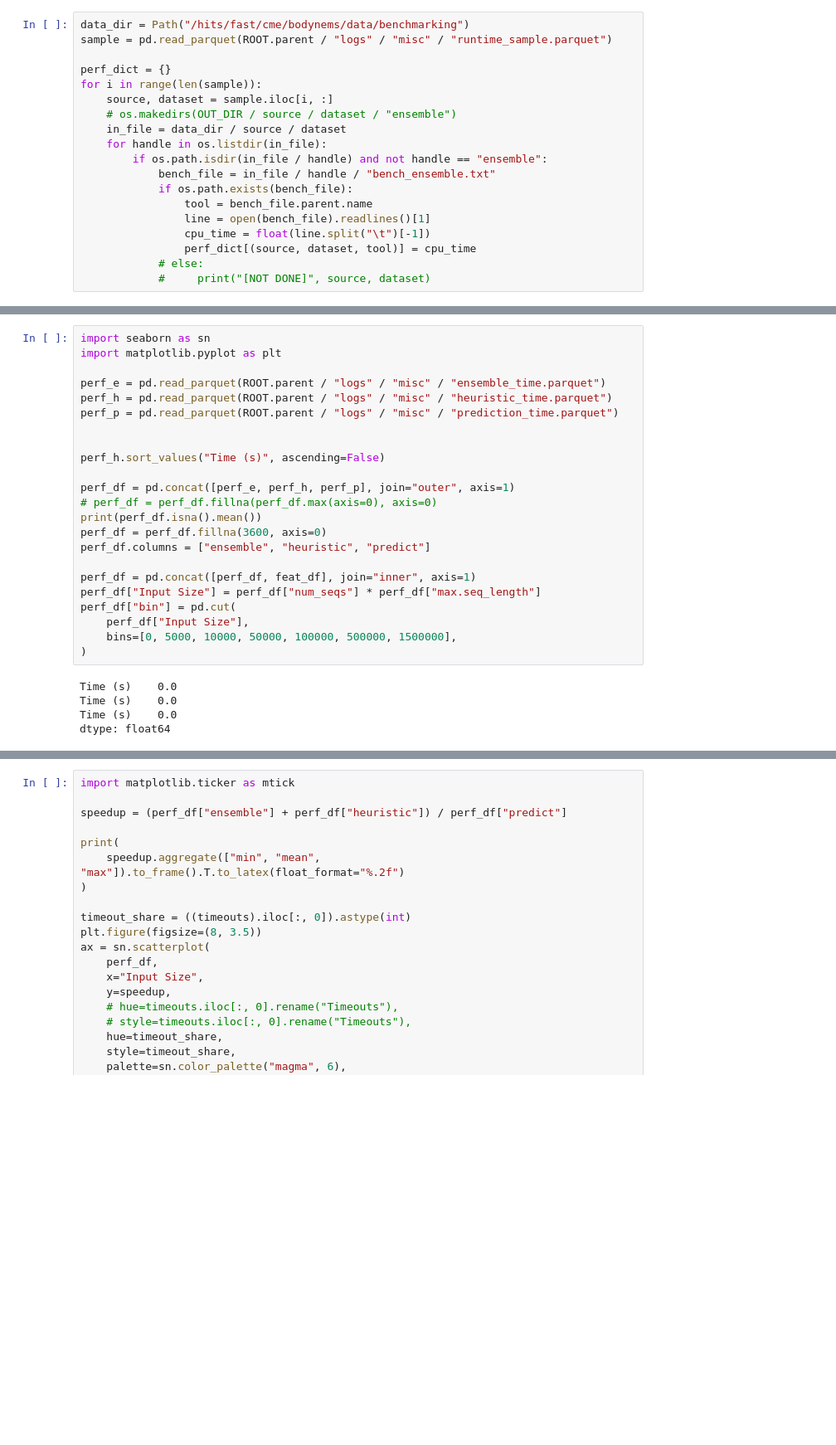
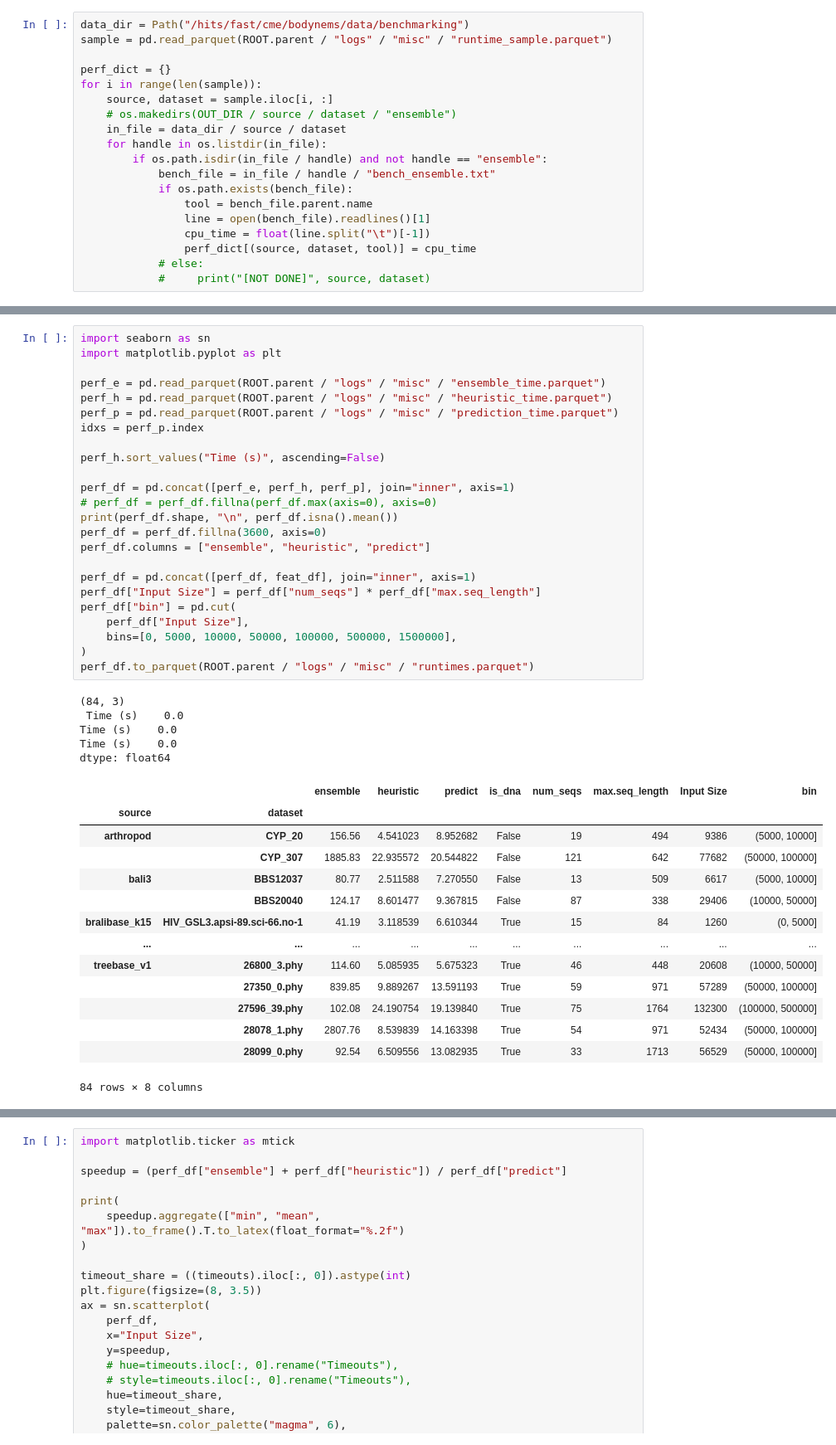
Before and after one commit to MaBody/aldiscore, a Jupyter notebook: notebooks/misc/runtime_results.ipynb, the cells around one changed output, grey strips where cells are left out. Shown at 83% size. Saved outputs shown, nothing was run; the diff lists cells and outputs as text; blank space fills up the shorter version.

```diff
--- a/notebooks/misc/runtime_results.ipynb
+++ b/notebooks/misc/runtime_results.ipynb
@@ -255,28 +254,44 @@ max     5.000000
 # %%
 import seaborn as sn
 import matplotlib.pyplot as plt
 
 perf_e = pd.read_parquet(ROOT.parent / "logs" / "misc" / "ensemble_time.parquet")
 perf_h = pd.read_parquet(ROOT.parent / "logs" / "misc" / "heuristic_time.parquet")
 perf_p = pd.read_parquet(ROOT.parent / "logs" / "misc" / "prediction_time.parquet")
-
+idxs = perf_p.index
 
 perf_h.sort_values("Time (s)", ascending=False)
 
-perf_df = pd.concat([perf_e, perf_h, perf_p], join="outer", axis=1)
+perf_df = pd.concat([perf_e, perf_h, perf_p], join="inner", axis=1)
 # perf_df = perf_df.fillna(perf_df.max(axis=0), axis=0)
-print(perf_df.isna().mean())
+print(perf_df.shape, "\n", perf_df.isna().mean())
 perf_df = perf_df.fillna(3600, axis=0)
 perf_df.columns = ["ensemble", "heuristic", "predict"]
 
 perf_df = pd.concat([perf_df, feat_df], join="inner", axis=1)
 perf_df["Input Size"] = perf_df["num_seqs"] * perf_df["max.seq_length"]
 perf_df["bin"] = pd.cut(
     perf_df["Input Size"],
     bins=[0, 5000, 10000, 50000, 100000, 500000, 1500000],
 )
+perf_df.to_parquet(ROOT.parent / "logs" / "misc" / "runtimes.parquet")
 # %% [output]
-Time (s)    0.0
+(84, 3)
+ Time (s)    0.0
 Time (s)    0.0
 Time (s)    0.0
 dtype: float64
+|  |  | ensemble | heuristic | predict | is_dna | num_seqs | max.seq_length | Input Size | bin |
+| source | dataset |  |  |  |  |  |  |  |  |
+| arthropod | CYP_20 | 156.56 | 4.541023 | 8.952682 | False | 19 | 494 | 9386 | (5000, 10000] |
+|  | CYP_307 | 1885.83 | 22.935572 | 20.544822 | False | 121 | 642 | 77682 | (50000, 100000] |
+| bali3 | BBS12037 | 80.77 | 2.511588 | 7.270550 | False | 13 | 509 | 6617 | (5000, 10000] |
+|  | BBS20040 | 124.17 | 8.601477 | 9.367815 | False | 87 | 338 | 29406 | (10000, 50000] |
+| bralibase_k15 | HIV_GSL3.apsi-89.sci-66.no-1 | 41.19 | 3.118539 | 6.610344 | True | 15 | 84 | 1260 | (0, 5000] |
+| ... | ... | ... | ... | ... | ... | ... | ... | ... | ... |
+| treebase_v1 | 26800_3.phy | 114.60 | 5.085935 | 5.675323 | True | 46 | 448 | 20608 | (10000, 50000] |
+|  | 27350_0.phy | 839.85 | 9.889267 | 13.591193 | True | 59 | 971 | 57289 | (50000, 100000] |
+|  | 27596_39.phy | 102.08 | 24.190754 | 19.139840 | True | 75 | 1764 | 132300 | (100000, 500000] |
+|  | 28078_1.phy | 2807.76 | 8.539839 | 14.163398 | True | 54 | 971 | 52434 | (50000, 100000] |
+|  | 28099_0.phy | 92.54 | 6.509556 | 13.082935 | True | 33 | 1713 | 56529 | (50000, 100000] |
+84 rows × 8 columns
```
Also changed, not shown: parts of 2 cells of this notebook, 4 other files.
